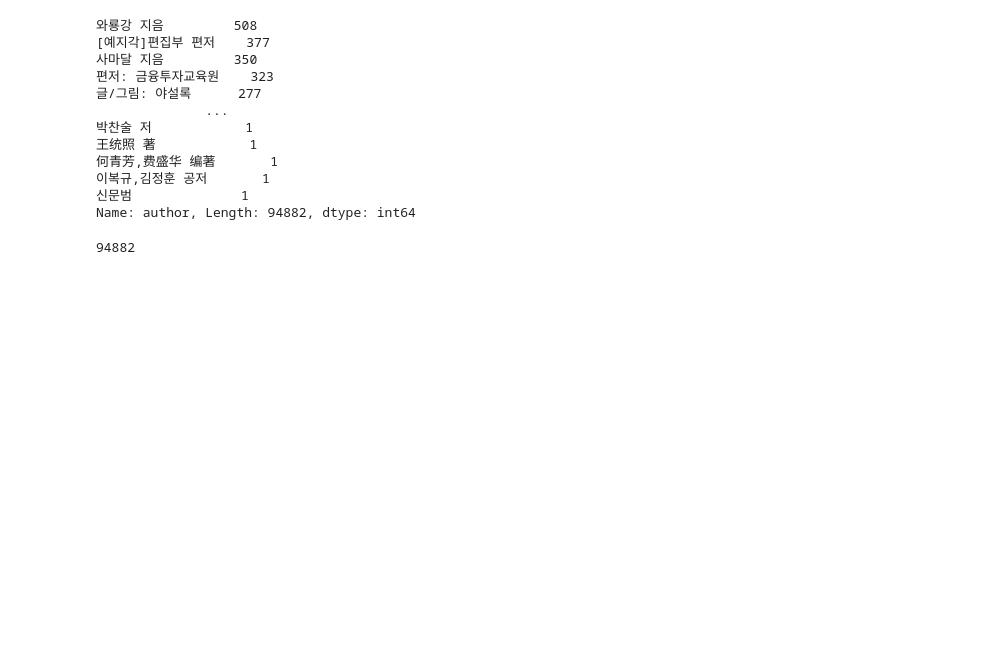
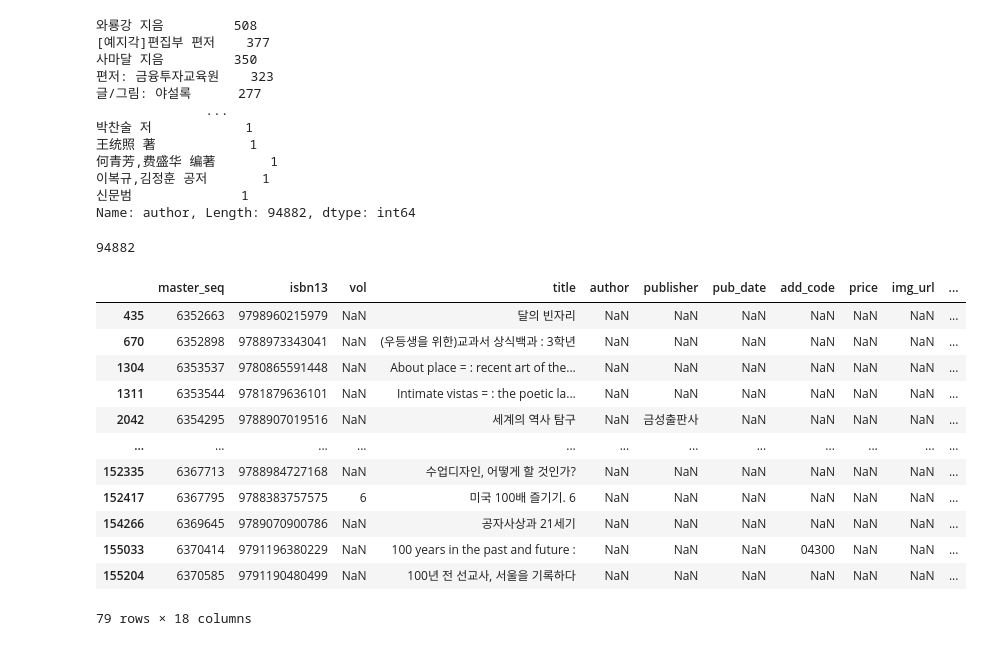
Before and after one commit to yd-online3/book_recommend, a Jupyter notebook: book_recommend_system.ipynb, the cells around one changed output. Cells and saved outputs as stored; diff of their text form; code cells hidden in the pictures; blank space fills up the shorter version.

```diff
--- a/book_recommend_system.ipynb
+++ b/book_recommend_system.ipynb
@@ -232,3 +232,19 @@ temp_author2 = data2['author'].nunique()
 temp_author2
 # %% [output]
 94882
+# %%
+data2[data2['author'].isna()] # 15여만 개 중 NaN값이 79개 정도로 미미하기 때문에 삭제 결정.
+# %% [output]
+|  | master_seq | isbn13 | vol | title | author | publisher | pub_date | add_code | price | img_url | ... |
+| 435 | 6352663 | 9798960215979 | NaN | 달의 빈자리 | NaN | NaN | NaN | NaN | NaN | NaN | ... |
+| 670 | 6352898 | 9788973343041 | NaN | (우등생을 위한)교과서 상식백과 : 3학년 | NaN | NaN | NaN | NaN | NaN | NaN | ... |
+| 1304 | 6353537 | 9780865591448 | NaN | About place = : recent art of the... | NaN | NaN | NaN | NaN | NaN | NaN | ... |
+| 1311 | 6353544 | 9781879636101 | NaN | Intimate vistas = : the poetic la... | NaN | NaN | NaN | NaN | NaN | NaN | ... |
+| 2042 | 6354295 | 9788907019516 | NaN | 세계의 역사 탐구 | NaN | 금성출판사 | NaN | NaN | NaN | NaN | ... |
+| ... | ... | ... | ... | ... | ... | ... | ... | ... | ... | ... | ... |
+| 152335 | 6367713 | 9788984727168 | NaN | 수업디자인, 어떻게 할 것인가? | NaN | NaN | NaN | NaN | NaN | NaN | ... |
+| 152417 | 6367795 | 9788383757575 | 6 | 미국 100배 즐기기. 6 | NaN | NaN | NaN | NaN | NaN | NaN | ... |
+| 154266 | 6369645 | 9789070900786 | NaN | 공자사상과 21세기 | NaN | NaN | NaN | NaN | NaN | NaN | ... |
+| 155033 | 6370414 | 9791196380229 | NaN | 100 years in the past and future : | NaN | NaN | NaN | 04300 | NaN | NaN | ... |
+| 155204 | 6370585 | 9791190480499 | NaN | 100년 전 선교사, 서울을 기록하다 | NaN | NaN | NaN | NaN | NaN | NaN | ... |
+79 rows × 18 columns
```
Also changed, not shown: parts of 34 cells of this notebook.
